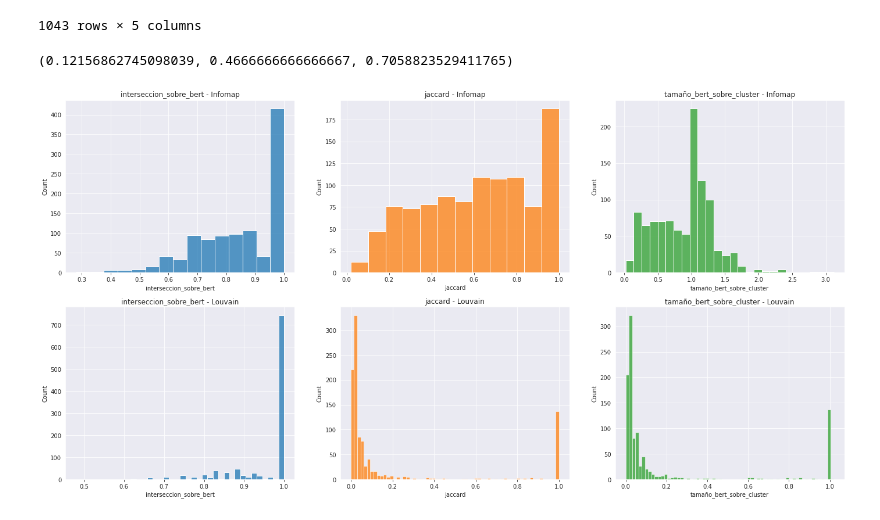
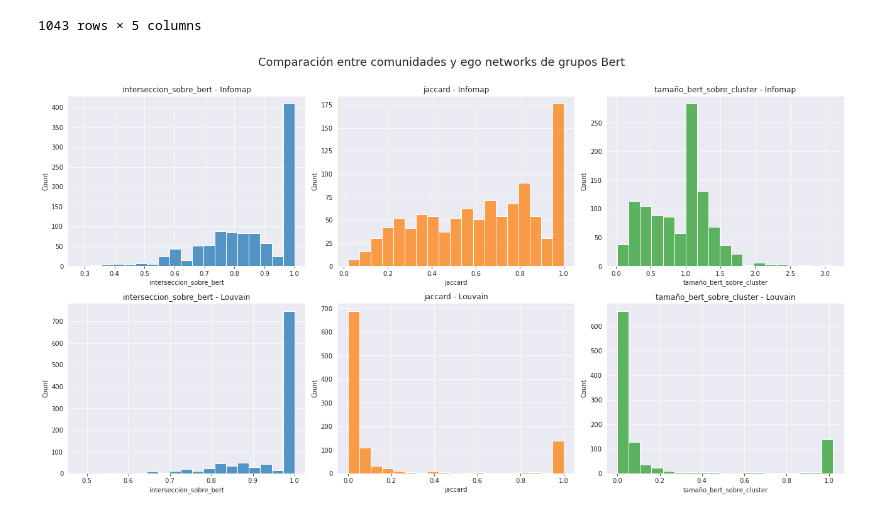
Before and after one commit to ingridheuer/gcnn_gdas, a Jupyter notebook: exploration/notebooks/network_analysis/analisis_comunidades.ipynb, the cells around one changed output. Cells and saved outputs as stored; diff of their text form; code cells hidden in the pictures.

```diff
--- a/exploration/notebooks/network_analysis/analisis_comunidades.ipynb
+++ b/exploration/notebooks/network_analysis/analisis_comunidades.ipynb
@@ -655,22 +655,24 @@ df_metricas_bert_louvain
 | 1041 | 18426 | 6 | 0.80 | 0.50 | 0.71 |
 | 1042 | 18428 | 6 | 1.00 | 0.44 | 0.44 |
 1043 rows × 5 columns
-# %%
-sns.color_palette()[0]
-# %% [output]
-(0.12156862745098039, 0.4666666666666667, 0.7058823529411765)
 # %%
 metricas = ["interseccion_sobre_bert", "jaccard", "tamaño_bert_sobre_cluster"]
-fig, ax  = plt.subplots(2,3,figsize=(24,12))
+fig, ax  = plt.subplots(2,3,figsize=(18,10))
+fig.suptitle("Comparación entre comunidades y ego networks de grupos Bert \n", fontsize=18)
 
 for i in range(3):
     current_ax = ax[0,i]
     current_ax.set_title(f"{metricas[i]} - Infomap")
-    sns.histplot(data=df_metricas_bert_infomap[metricas[i]], ax=current_ax, color=sns.color_palette()[i])
+    data = df_metricas_bert_infomap[metricas[i]]
+    sns.histplot(data=data, ax=current_ax, color=sns.color_palette()[i], bins=np.linspace(data.min().min(), data.max().max(), 20))
 
 for i in range(3):
     current_ax = ax[1,i]
     current_ax.set_title(f"{metricas[i]} - Louvain")
-    sns.histplot(data=df_metricas_bert_louvain[metricas[i]], ax=current_ax, color=sns.color_palette()[i])
+    data = df_metricas_bert_louvain[metricas[i]]
+    sns.histplot(data=data, ax=current_ax, color=sns.color_palette()[i], bins=np.linspace(data.min().min(), data.max().max(), 20))
+
+plt.tight_layout()
+plt.savefig(reports_comunidades+"ego_networks_vs_comunidades.png", dpi=200)
 # %% [output]
-[figure, old version]
+[figure, new version]
```
Also changed, not shown: parts of 1 cell of this notebook, 2 other files.
